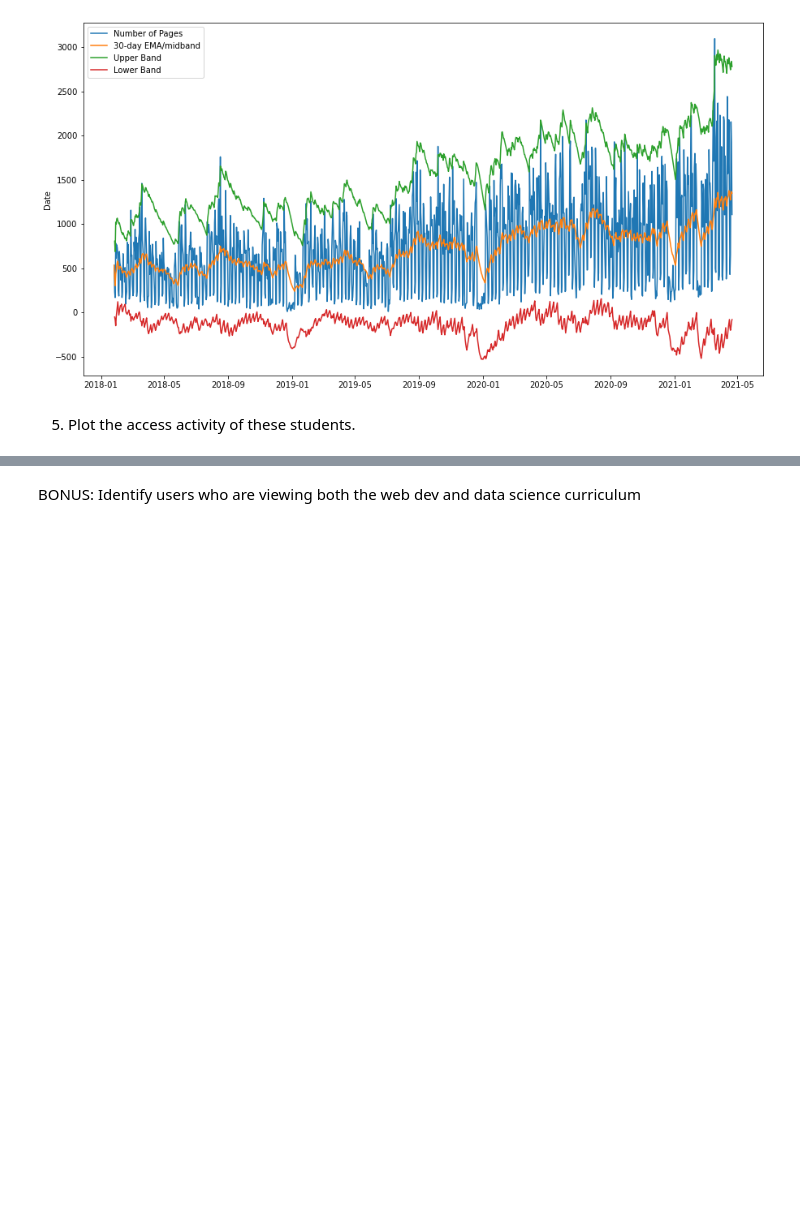
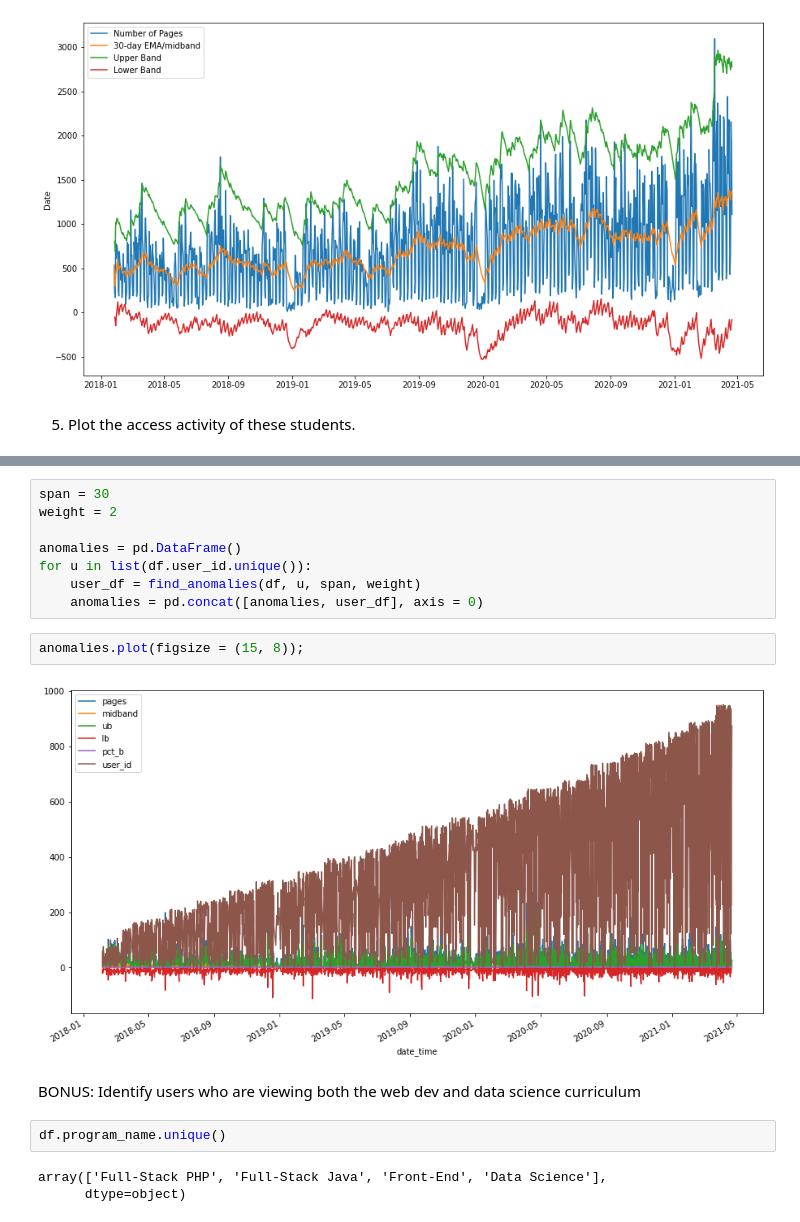
Before and after one commit to david-rodriguez-siller/anomaly-detection-exercises, a Jupyter notebook: time_series_anomaly_detection.ipynb, the cells around one changed output, grey strips where cells are left out. Saved outputs shown, nothing was run; the diff lists cells and outputs as text; blank space fills up the shorter version.

```diff
--- a/time_series_anomaly_detection.ipynb
+++ b/time_series_anomaly_detection.ipynb
@@ -302,2 +340,19 @@ plt.show();
+# %%
+span = 30
+weight = 2
+
+anomalies = pd.DataFrame()
+for u in list(df.user_id.unique()):
+    user_df = find_anomalies(df, u, span, weight)
+    anomalies = pd.concat([anomalies, user_df], axis = 0)
+# %%
+anomalies.plot(figsize = (15, 8));
+# %% [output]
+[figure, added]
 # %% [markdown]
 BONUS: Identify users who are viewing both the web dev and data science curriculum
+# %%
+df.program_name.unique()
+# %% [output]
+array(['Full-Stack PHP', 'Full-Stack Java', 'Front-End', 'Data Science'],
+      dtype=object)
```
Also changed, not shown: parts of 5 cells of this notebook.
